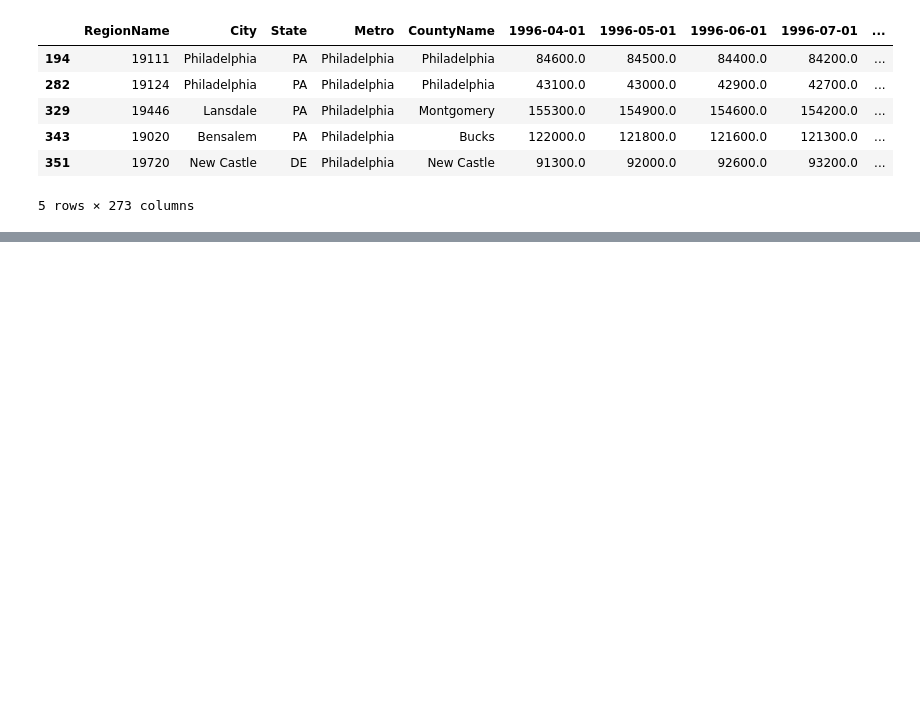
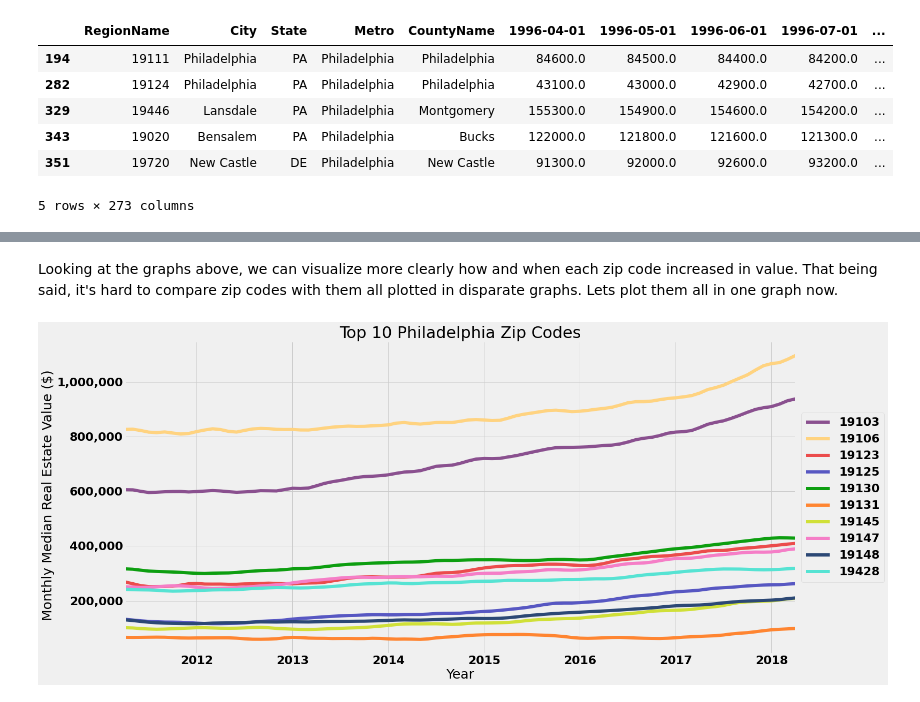
Before and after one commit to sanderlin2013/Zillow-Timeseries-Project, a Jupyter notebook: notebook.ipynb, the cells around one changed output, grey strips where cells are left out. Drawn from its saved outputs; the diff is of its cells as text; code cells hidden in the pictures; blank space fills up the shorter version.

```diff
--- a/notebook.ipynb
+++ b/notebook.ipynb
@@ -750,0 +369,4 @@ top_5_rmses
+# %%
+# handy list of just the zipcodes names
+zip_list = [zip_code for zip_code in top_10_philly['RegionName']]
+# zip_list
@@ -750,0 +418,31 @@ top_5_rmses
+# %% [markdown]
+Looking at the graphs above, we can visualize more clearly how and when each zip code increased in value. That being said, it's hard to compare zip codes with them all plotted in disparate graphs. Lets plot them all in one graph now.
+# %%
+# creating color map so that values don't repeat
+color_list = ["#d0e038", "#5757c2", "#2c4875", "#8a508f",
+              "#f57ec7", "#eb4c4c", "#ff8531", "#0d9e10", "#ffd380", "#56e3d3"]
+color_map = dict(list(zip(zip_list, color_list)))
+
+# pivoting so that each zipcode becomes a column for our visualization
+plot_df = melt_data(top_10_philly, plot=True).pivot(
+    columns='RegionName', values='value')
+
+# getting the zipcodes in the right order and in a list
+column_zip = []
+for col in plot_df.columns:
+    column_zip.append(col)
+# %%
+# creating a pretty graph that plots all of our zipcodes in one place!
+
+# creating our lineplot, setting the color map and line width size
+ax = plot_df.plot.line(color=color_map, figsize=(20, 10), linewidth=6)
+ax.set_yticklabels(
+    [0, "200,000", "400,000", "600,000", "800,000", "1,000,000"])
+ax.set_xlabel("Year", fontsize=25)
+ax.set_ylabel(" Monthly Median Real Estate Value ($)", fontsize=25)
+# code taken from https://stackoverflow.com/questions/4700614/how-to-put-the-legend-outside-the-plot
+ax.legend(column_zip, loc='center left', bbox_to_anchor=(1, 0.5))
+plt.title('Top 10 Philadelphia Zip Codes', fontsize=30)
+plt.show()
+# %% [output]
+[figure, added]
```
Also changed, not shown: parts of 92 cells of this notebook.
